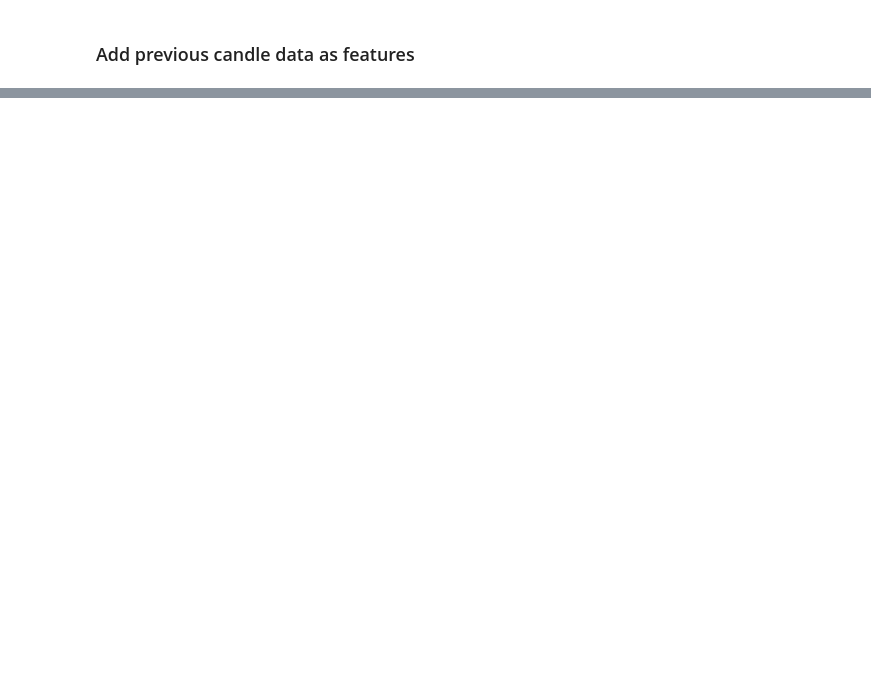
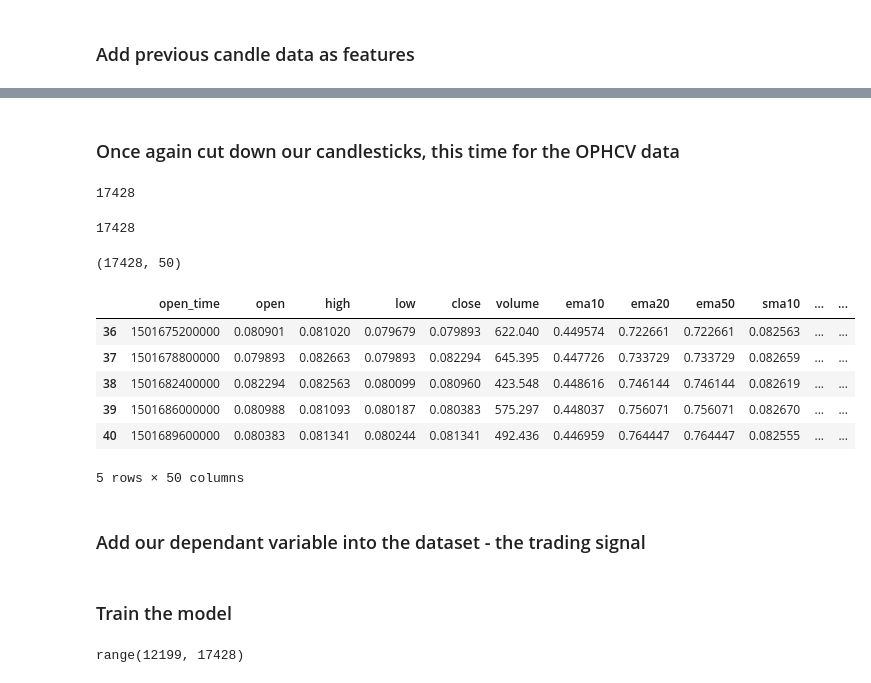
Before and after one commit to knutbugg/FALKOR, a Jupyter notebook: Strategy/Training-TINN-Notebook.ipynb, the cells around one changed output, grey strips where cells are left out. Drawn from its saved outputs; the diff is of its cells as text; code cells hidden in the pictures; blank space fills up the shorter version.

```diff
--- a/Strategy/Training-TINN-Notebook.ipynb
+++ b/Strategy/Training-TINN-Notebook.ipynb
@@ -52,3 +149,49 @@ TypeError: ema() missing 1 required positional argument: 'price_list'
+# %% [markdown]
+### Once again cut down our candlesticks, this time for the OPHCV data
+# %%
+x = len(new_features[0])
+# determine shortest length
+for feature in new_features:
+    if len(feature) < x:
+        x = len(feature)
+x
+# %% [output]
+17428
+# %%
+# Cut down all datasets
+for index, feature in enumerate(new_features):
+    new_features[index] = feature[len(feature)-x:]
+# %%
+# Next cut down our dataset_df
+dataset_df = dataset_df.iloc[dataset_df.shape[0]-x:]
+dataset_df.shape[0]
+# %% [output]
+17428
+# %%
+# Add the new columns into the dataset
+for idx, feature in enumerate(features):
+    dataset_df[feature] = new_features[idx]
+# %%
+print(dataset_df.shape)
+dataset_df.to_csv('training_data.csv')
+
+dataset_df.head()
+# %% [output]
+(17428, 50)
+|  | open_time | open | high | low | close | volume | ema10 | ema20 | ema50 | sma10 | ... | ... |
+| 36 | 1501675200000 | 0.080901 | 0.081020 | 0.079679 | 0.079893 | 622.040 | 0.449574 | 0.722661 | 0.722661 | 0.082563 | ... | ... |
+| 37 | 1501678800000 | 0.079893 | 0.082663 | 0.079893 | 0.082294 | 645.395 | 0.447726 | 0.733729 | 0.733729 | 0.082659 | ... | ... |
+| 38 | 1501682400000 | 0.082294 | 0.082563 | 0.080099 | 0.080960 | 423.548 | 0.448616 | 0.746144 | 0.746144 | 0.082619 | ... | ... |
+| 39 | 1501686000000 | 0.080988 | 0.081093 | 0.080187 | 0.080383 | 575.297 | 0.448037 | 0.756071 | 0.756071 | 0.082670 | ... | ... |
+| 40 | 1501689600000 | 0.080383 | 0.081341 | 0.080244 | 0.081341 | 492.436 | 0.446959 | 0.764447 | 0.764447 | 0.082555 | ... | ... |
+5 rows × 50 columns
+# %% [markdown]
+### Add our dependant variable into the dataset - the trading signal
+# %% [markdown]
+### Train the model
 # %%
 procs = [FillMissing, Categorify, Normalize]
-valid_idx = range(len(data_df) - SPLIT_NUM, len(data_df))
+valid_idx = range(int(0.7 * dataset_df.shape[0]), len(dataset_df))
+valid_idx
+# %% [output]
+range(12199, 17428)
```
Also changed, not shown: parts of 13 cells of this notebook, 4 other files.
